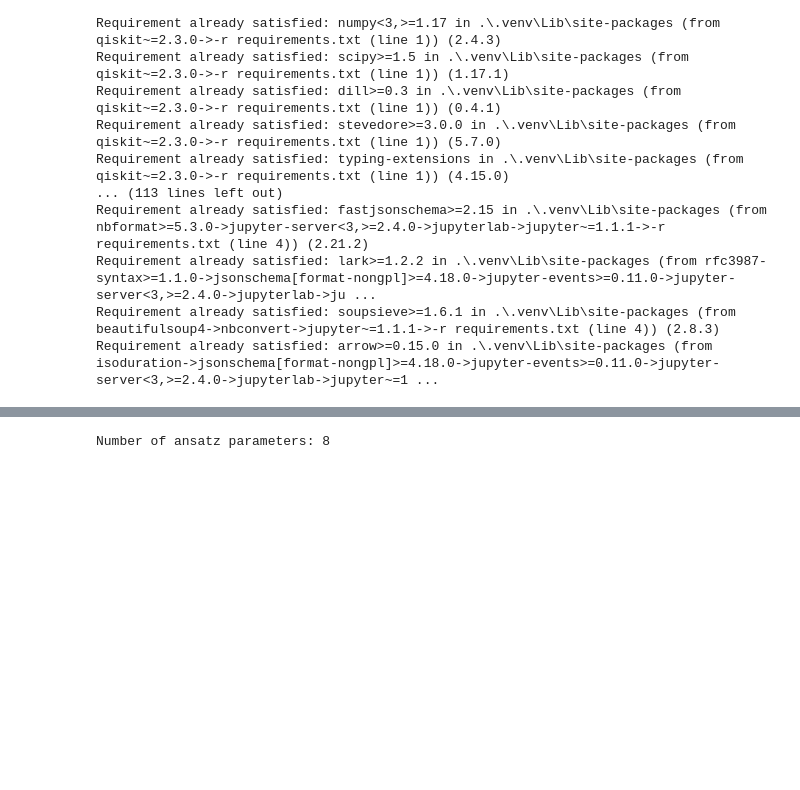
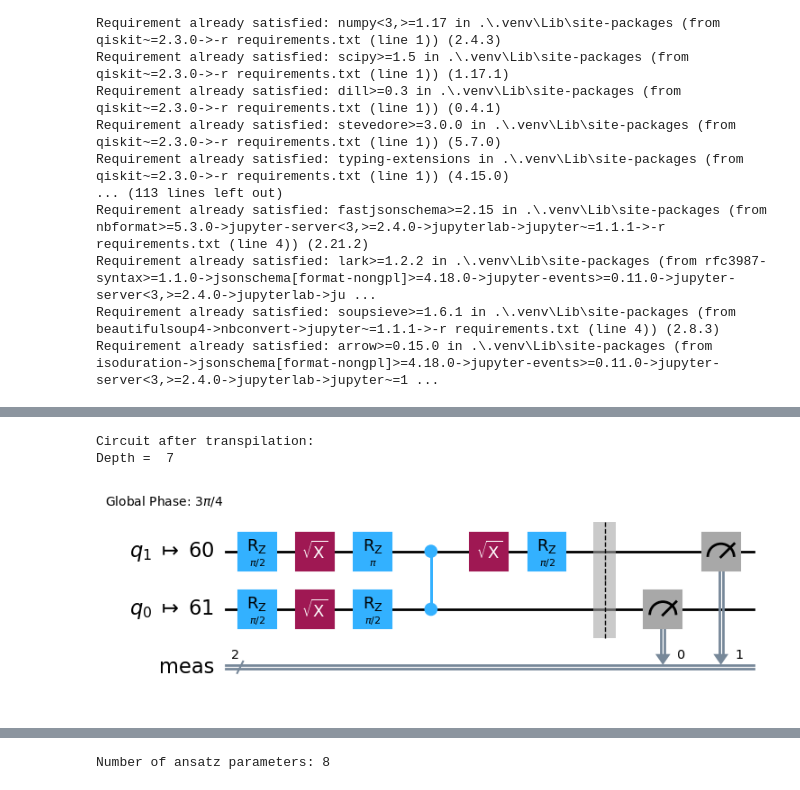
Before and after one commit to snow0369/qiskit_handson_260330, a Jupyter notebook: combined_colab.ipynb, the cells around one changed output, grey strips where cells are left out. Drawn from its saved outputs; the diff is of its cells as text; code cells hidden in the pictures; blank space fills up the shorter version.

```diff
--- a/combined_colab.ipynb
+++ b/combined_colab.ipynb
@@ -221,0 +237,8 @@ It is then mapped to Pauli operator with symmetry-preserving Bravyi-Kitaev trans
+# %%
+print("Circuit after transpilation:")
+print("Depth = ", transpiled_circuit.depth())
+transpiled_circuit.draw("mpl")
+# %% [output]
+Circuit after transpilation:
+Depth =  7
+[figure, added]
```
Also changed, not shown: parts of 142 cells of this notebook, 1 other file.
